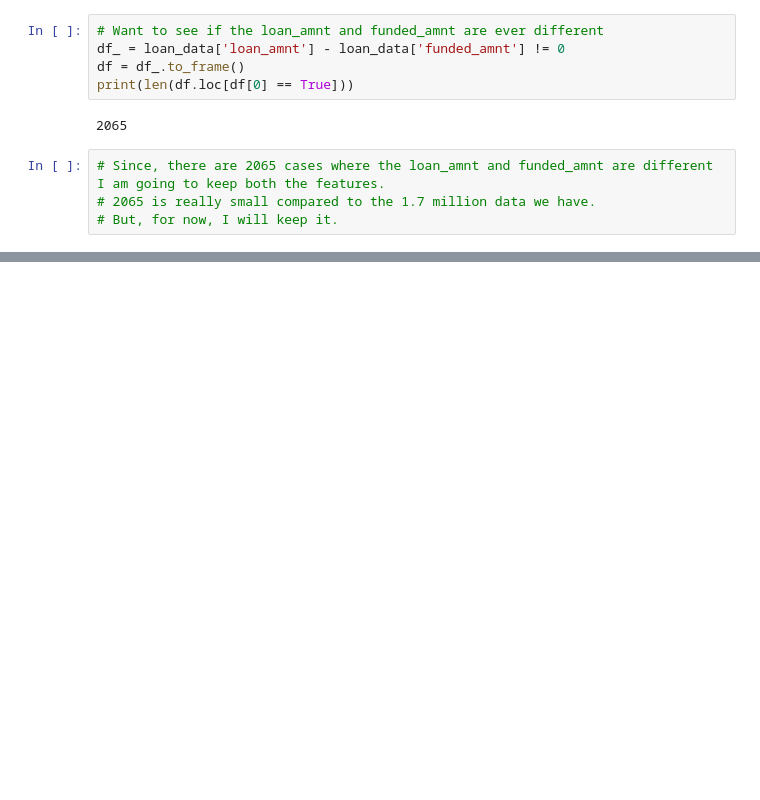
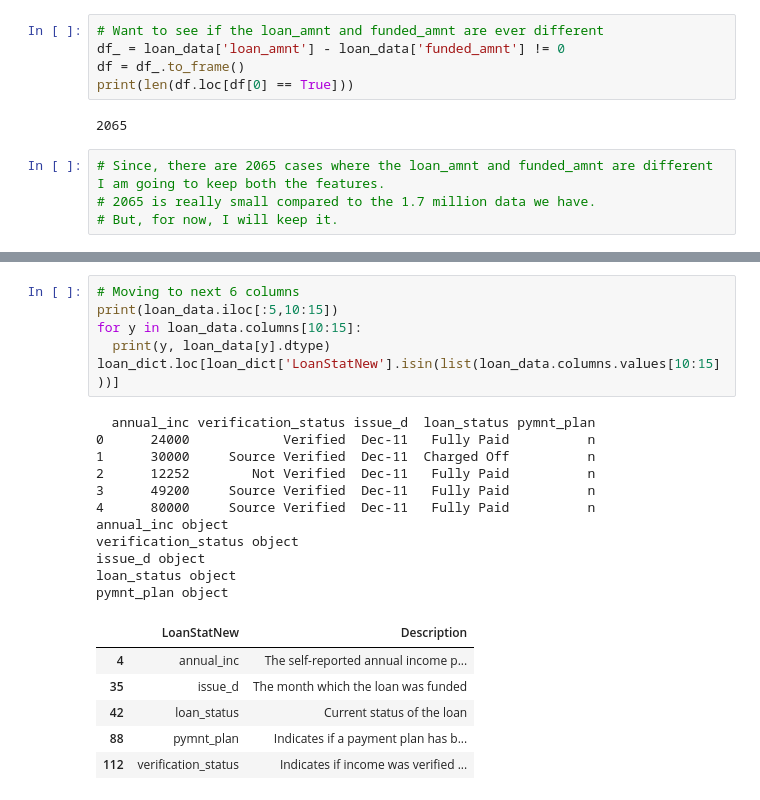
Before and after one commit to anilrajgr/udacity-machine-learning, a Jupyter notebook: projects/capstone/csv2dataframe.ipynb, the cells around one changed output, grey strips where cells are left out. Cells and saved outputs as stored; diff of their text form; blank space fills up the shorter version.

```diff
--- a/projects/capstone/csv2dataframe.ipynb
+++ b/projects/capstone/csv2dataframe.ipynb
@@ -411,0 +464,24 @@ for col in list(loan_data.columns.values):
+# %%
+# Moving to next 6 columns
+print(loan_data.iloc[:5,10:15])
+for y in loan_data.columns[10:15]:
+  print(y, loan_data[y].dtype)
+loan_dict.loc[loan_dict['LoanStatNew'].isin(list(loan_data.columns.values[10:15]))]
+# %% [output]
+  annual_inc verification_status issue_d  loan_status pymnt_plan
+0      24000            Verified  Dec-11   Fully Paid          n
+1      30000     Source Verified  Dec-11  Charged Off          n
+2      12252        Not Verified  Dec-11   Fully Paid          n
+3      49200     Source Verified  Dec-11   Fully Paid          n
+4      80000     Source Verified  Dec-11   Fully Paid          n
+annual_inc object
+verification_status object
+issue_d object
+loan_status object
+pymnt_plan object
+|  | LoanStatNew | Description |
+| 4 | annual_inc | The self-reported annual income p... |
+| 35 | issue_d | The month which the loan was funded |
+| 42 | loan_status | Current status of the loan |
+| 88 | pymnt_plan | Indicates if a payment plan has b... |
+| 112 | verification_status | Indicates if income was verified ... |
```
Also changed, not shown: parts of 22 cells of this notebook.
